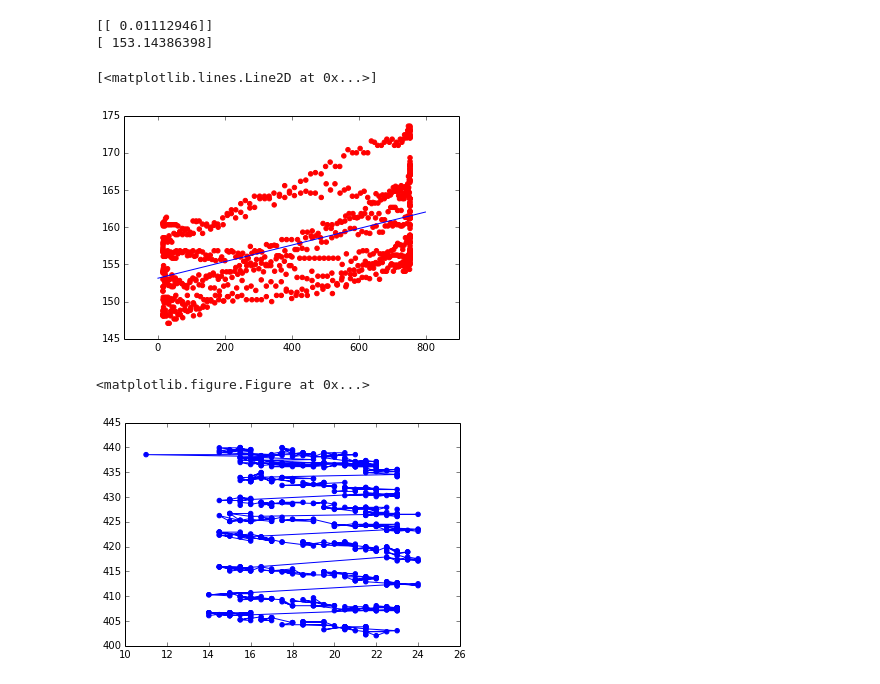
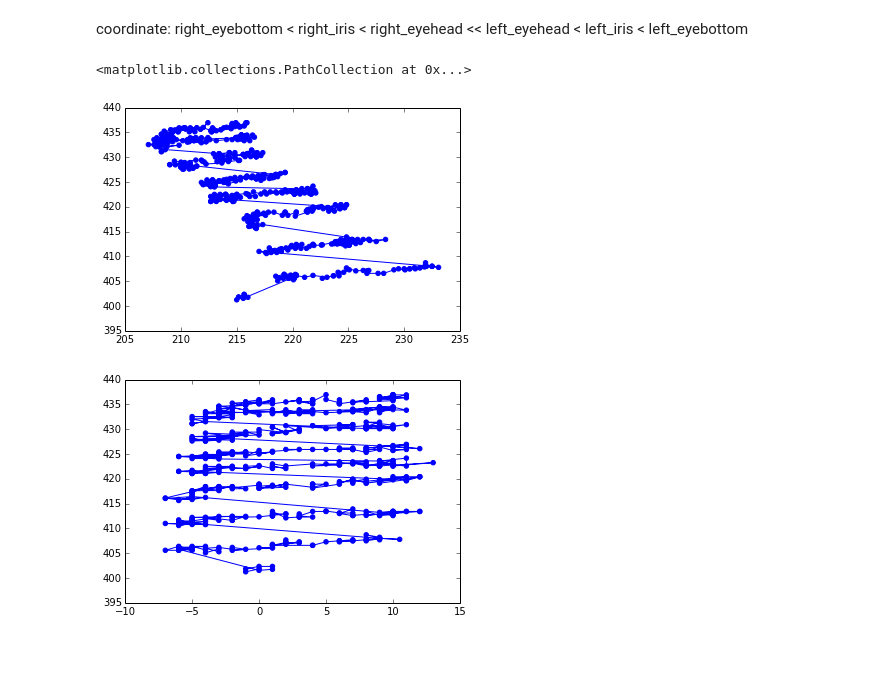
Before and after one commit to Mrk1869/EyeTracker_Regression, a Jupyter notebook: learn.ipynb, the cells around one changed output. Cells and saved outputs as stored; diff of their text form; code cells hidden in the pictures; blank space fills up the shorter version.

Commit message:
regression

```diff
--- a/learn.ipynb
+++ b/learn.ipynb
@@ -1,3 +1,5 @@
+# %% [markdown]
+coordinate: right_eyebottom < right_iris < right_eyehead << left_eyehead < left_iris < left_eyebottom
 # %%
 from pandas import read_csv
 import matplotlib.image as mpimage
@@ -5,59 +7,42 @@ import matplotlib.image as mpimage
 data_directory_path = 'data/2013-07-02_13:39:29_LineHori_Ishimaru/'
 gaze_data = read_csv(data_directory_path+'timestamp.csv', names=['time','x','y'], skiprows=1)
 coordinate_data = read_csv(data_directory_path+'coordinate.csv', names=['time','left_iris_x','left_iris_y','left_eyehead_x','left_eyehead_y','left_eyebottom_x','left_eyebottom_y','right_iris_x','right_iris_y','right_eyehead_x','right_eyehead_y','right_eyebottom_x','right_eyebottom_y'], skiprows=1)
-# %%
-from sklearn import linear_model
-import numpy as np
-clf = linear_model.LinearRegression()
-clf.fit(gaze_data[['x']], coordinate_data[['right_iris_x']])
-print clf.coef_
-print clf.intercept_
-
-x = gaze_data['x']
-y = coordinate_data['right_iris_x']
-scatter(x, y,color='r')
-
-line_x = np.arange(0, 800, 1)
-line_y = line_x * clf.coef_[0] + clf.intercept_[0]
-plot(line_x,line_y)
-#plot(clf.coef_)
-# %% [output]
-[[ 0.01112946]]
-[ 153.14386398]
-[<matplotlib.lines.Line2D at 0x...>]
-[figure, removed]
 # %%
 ans_x = []
 ans_y = []
-
-x = []
-y = []
+head_x = []
+head_y = []
+diff_x = []
 
 last_ans_x = 1000
 gaze_center_x = 0
 gaze_center_y = 0
 
-i = 0
+i = -1
 for diffx in coordinate_data['right_iris_x']:
-    if diffx != 0 :
-        if gaze_data['x'][i] != last_ans_x :
+    i = i + 1
+    if iris_x != 0 \
+    and coordinate_data['right_iris_x'][i] < coordinate_data['right_eyehead_x'][i] \
+    and coordinate_data['left_eyehead_x'][i] < coordinate_data['left_iris_x'][i] \
+    and coordinate_data['right_iris_y'][i] < coordinate_data['right_eyehead_y'][i] \
+    and coordinate_data['left_iris_y'][i] < coordinate_data['left_eyehead_y'][i] \
+    and gaze_data['x'][i] != last_ans_x :
+        ans_x.append(gaze_data['x'][i])
+        ans_y.append(gaze_data['y'][i])
+        head_x.append((coordinate_data['right_iris_x'][i] + coordinate_data['left_iris_x'][i])/2)
+        head_y.append((coordinate_data['right_iris_y'][i] + coordinate_data['left_iris_y'][i])/2)
+        diff_xr_i = coordinate_data['right_iris_x'][i] - coordinate_data['right_eyehead_x'][i] #minus value of < o↔>< o >
+        diff_xl_i = coordinate_data['left_iris_x'][i] - coordinate_data['left_eyehead_x'][i] #< o ><↔o >
+        diff_x.append(diff_xr_i + diff_xl_i)
+        last_ans_x = gaze_data['x'][i]
 
-            ans_x.append(gaze_data['x'][i])
-            ans_y.append(gaze_data['y'][i])
+plot(head_x, head_y)
+scatter(head_x, head_y, color='b')
+figure()
 
-#            diffx = (coordinate_data['right_eyehead_x'][i] - coordinate_data['right_iris_x'][i]) + (coordinate_data['left_iris_x'][i] - coordinate_data['left_eyehead_x'][i])
-            diffx = (coordinate_data['right_eyehead_x'][i] - coordinate_data['right_iris_x'][i])
-#            diffx = (coordinate_data['left_iris_x'][i] - coordinate_data['left_eyehead_x'][i])
-
-            x.append(diffx)
-            y.append(coordinate_data['right_iris_y'][i])
-
-    last_ans_x = gaze_data['x'][i]
-    i = i + 1
-
-plot(x,y)
-scatter(x,y, color='b')
-figure()
+plot(diff_x, head_y)
+scatter(diff_x, head_y, color='b')
 # %% [output]
-<matplotlib.figure.Figure at 0x...>
+<matplotlib.collections.PathCollection at 0x...>
-[figure, old version]
+[figure, new version]
+[figure, added]
```
Also changed, not shown: parts of 3 cells of this notebook, 1 other file.
